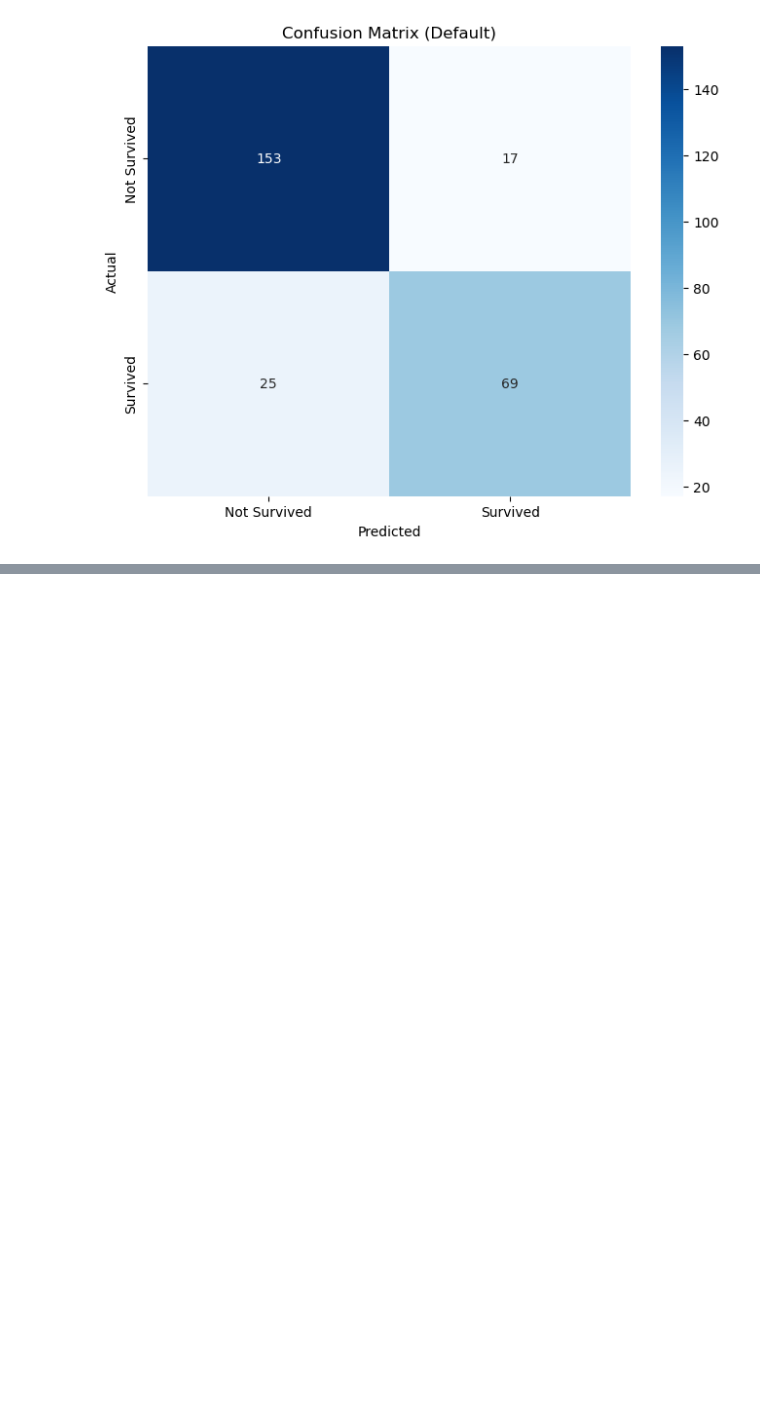
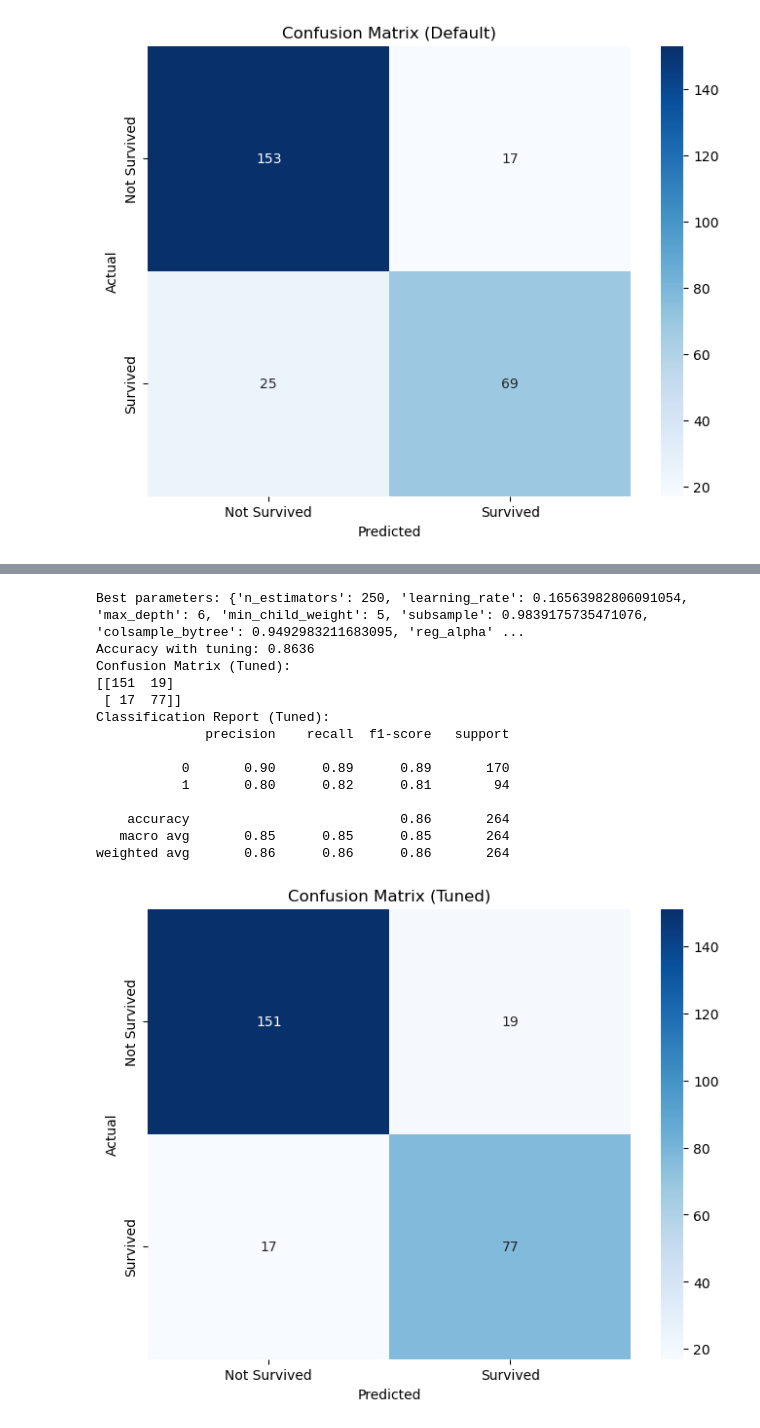
Before and after one commit to vigu2021/Project-Portfolio, a Jupyter notebook: Titanic Notebook.ipynb, the cells around one changed output, grey strips where cells are left out. Cells and saved outputs as stored; diff of their text form; code cells hidden in the pictures; blank space fills up the shorter version.

```diff
--- a/Titanic Notebook.ipynb
+++ b/Titanic Notebook.ipynb
@@ -689,0 +690,61 @@ weighted avg       0.87      0.87      0.87       264
+# %%
+import xgboost as XGB
+categorical_features = ['col1', 'col2', 'col3']
+
+# Split your data (assuming X and y are defined)
+# X_train, X_test, y_train, y_test = train_test_split(X, y, test_size=0.2, random_state=101)
+
+# Objective function to optimize hyperparameters
+def objective(trial):
+    param = {
+        'n_estimators': trial.suggest_int('n_estimators', 50, 250, step=50),
+        'learning_rate': trial.suggest_float('learning_rate', 0.01, 0.2),
+        'max_depth': trial.suggest_int('max_depth', 2, 8),
+        'min_child_weight': trial.suggest_int('min_child_weight', 1, 10),
+        'subsample': trial.suggest_float('subsample', 0.8, 1.0),
+        'colsample_bytree': trial.suggest_float('colsample_bytree', 0.8, 1.0),
+        'reg_alpha': trial.suggest_float('reg_alpha', 0, 1),  # L1 regularization
+        'reg_lambda': trial.suggest_float('reg_lambda', 0, 1),  # L2 regularization
+        'objective': 'binary:logistic',  # Assuming binary classification
+        'eval_metric': 'logloss'
+    }
+
+    gbm = xgb.XGBClassifier(random_state=101, use_label_encoder=False, **param)
+    gbm.fit(X_train, y_train)
+    y_pred = gbm.predict(X_test)
+    accuracy = accuracy_score(y_test, y_pred)
+    return accuracy
+
+# Create a study object and optimize the objective function
+study = optuna.create_study(direction='maximize')
+study.optimize(objective, n_trials=200, n_jobs=-1)
+
+# Get the best parameters
+best_params = study.best_params
+print(f'Best parameters: {best_params}')
+
+# Train the final model using the best parameters
+best_gbm = xgb.XGBClassifier(random_state=101, use_label_encoder=False, **best_params)
+best_gbm.fit(X_train, y_train)
+y_pred_tuned = best_gbm.predict(X_test)
+
+# Evaluate the model
+accuracy_tuned = accuracy_score(y_test, y_pred_tuned)
+conf_matrix_tuned = confusion_matrix(y_test, y_pred_tuned)
+class_report_tuned = classification_report(y_test, y_pred_tuned)
+
+# Print evaluation metrics
+print(f'Accuracy with tuning: {accuracy_tuned:.4f}')
+print('Confusion Matrix (Tuned):')
+print(conf_matrix_tuned)
+print('Classification Report (Tuned):')
+print(class_report_tuned)
+
+# Plot confusion matrix
+plt.figure(figsize=(8, 6))
+sns.heatmap(conf_matrix_tuned, annot=True, fmt='d', cmap='Blues', xticklabels=['Not Survived', 'Survived'], yticklabels=['Not Survived', 'Survived'])
+plt.xlabel('Predicted')
+plt.ylabel('Actual')
+plt.title('Confusion Matrix (Tuned)')
+plt.show()
+# %% [output]
@@ -690,2 +768,17 @@ weighted avg       0.87      0.87      0.87       264
+Best parameters: {'n_estimators': 250, 'learning_rate': 0.16563982806091054, 'max_depth': 6, 'min_child_weight': 5, 'subsample': 0.9839175735471076, 'colsample_bytree': 0.9492983211683095, 'reg_alpha' ...
+Accuracy with tuning: 0.8636
+Confusion Matrix (Tuned):
+[[151  19]
+ [ 17  77]]
+Classification Report (Tuned):
+              precision    recall  f1-score   support
+
+           0       0.90      0.89      0.89       170
+           1       0.80      0.82      0.81        94
+
+    accuracy                           0.86       264
+   macro avg       0.85      0.85      0.85       264
+weighted avg       0.86      0.86      0.86       264
+[figure, added]
 # %%
 X_train.head()
```
Also changed, not shown: parts of 28 cells of this notebook.
